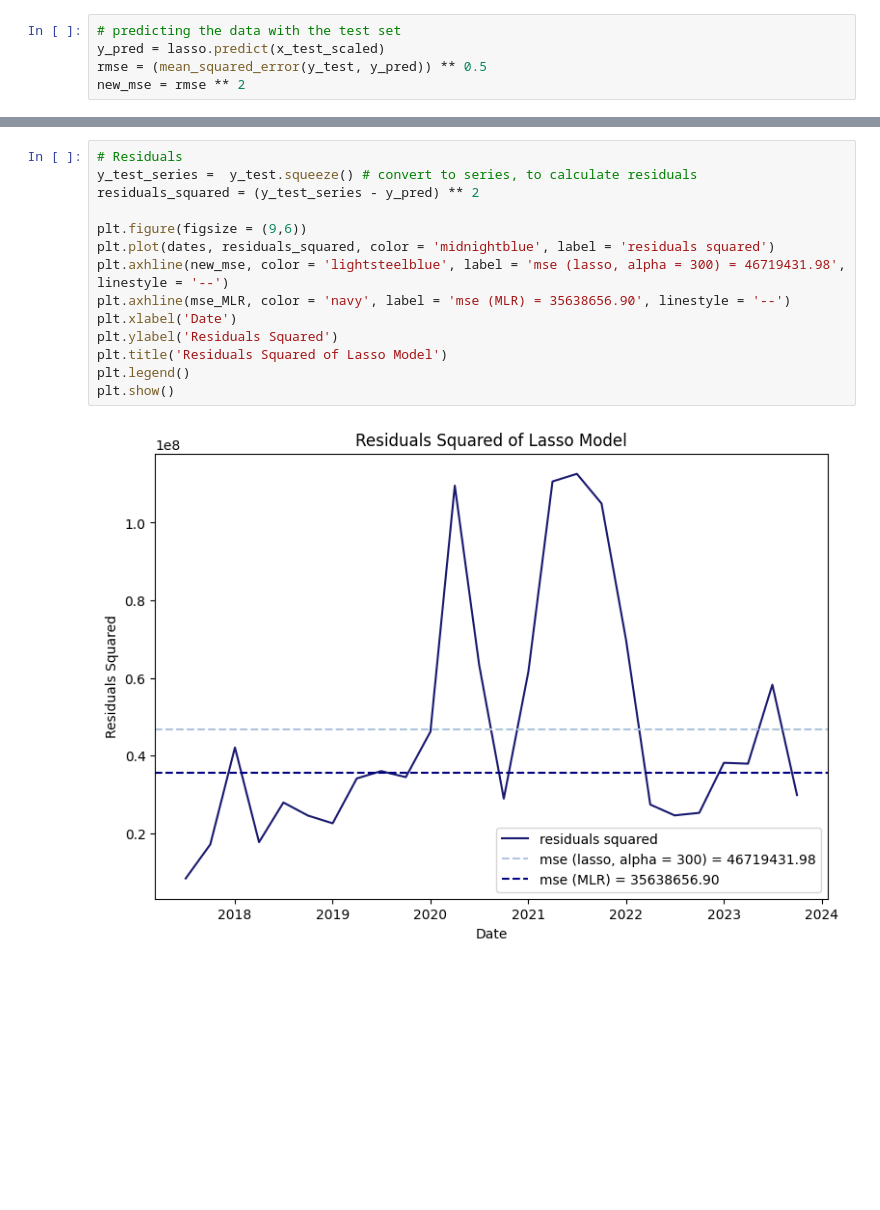
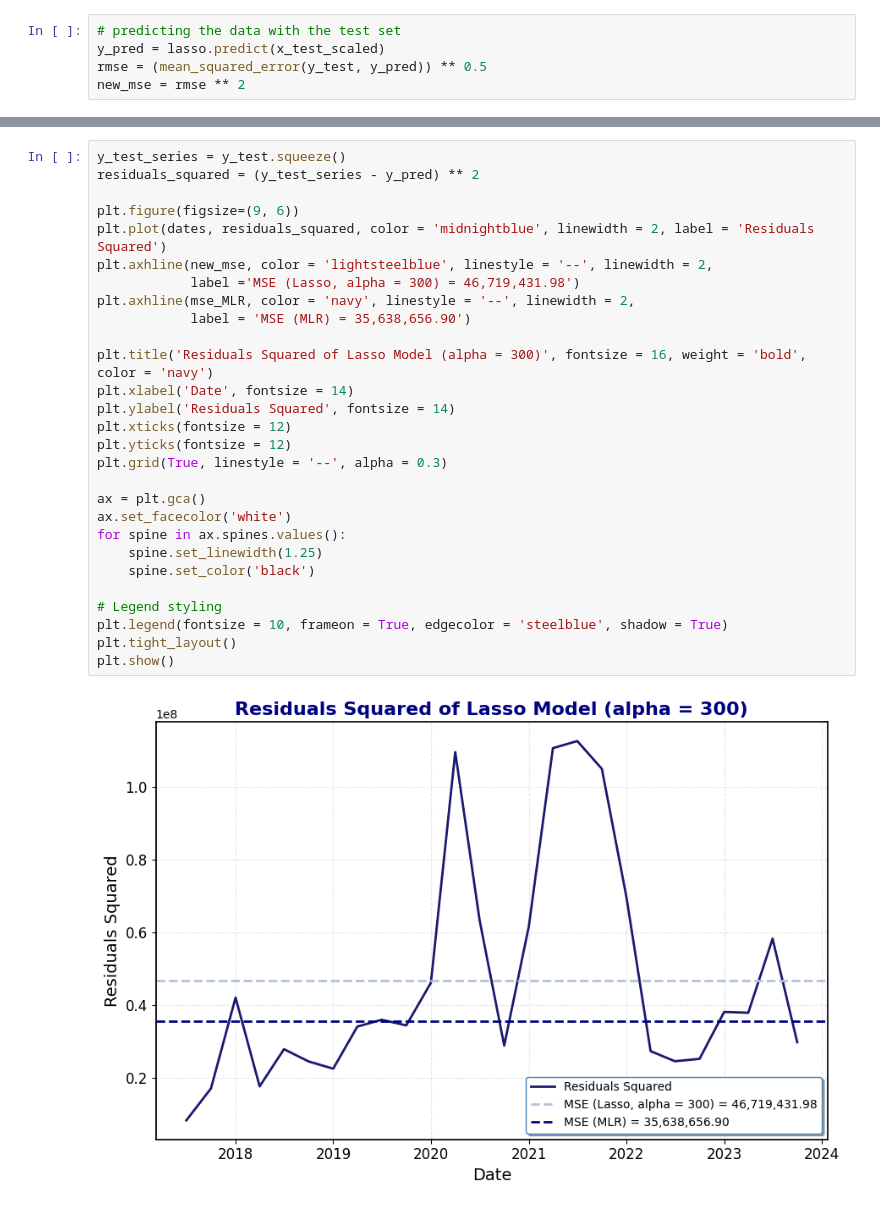
Before and after one commit to allarde2/Macroeconomic-Factors-Stock-Maket-Performance-CMSE-202-final-project-, a Jupyter notebook: lasso/Dow Jones Lasso.ipynb, the cells around one changed output, grey strips where cells are left out. Drawn from its saved outputs; the diff is of its cells as text; blank space fills up the shorter version.

Commit message:
Updated all Lasso documents

```diff
--- a/lasso/Dow Jones Lasso.ipynb
+++ b/lasso/Dow Jones Lasso.ipynb
@@ -294,17 +382,31 @@ However, this run confirms the results seen in the coefficient path plot: **CPI,
 # %%
-# Residuals
-y_test_series =  y_test.squeeze() # convert to series, to calculate residuals
+y_test_series = y_test.squeeze()
 residuals_squared = (y_test_series - y_pred) ** 2
 
-plt.figure(figsize = (9,6))
-plt.plot(dates, residuals_squared, color = 'midnightblue', label = 'residuals squared')
-plt.axhline(new_mse, color = 'lightsteelblue', label = 'mse (lasso, alpha = 300) = 46719431.98', linestyle = '--')
-plt.axhline(mse_MLR, color = 'navy', label = 'mse (MLR) = 35638656.90', linestyle = '--')
-plt.xlabel('Date')
-plt.ylabel('Residuals Squared')
-plt.title('Residuals Squared of Lasso Model')
-plt.legend()
+plt.figure(figsize=(9, 6))
+plt.plot(dates, residuals_squared, color = 'midnightblue', linewidth = 2, label = 'Residuals Squared')
+plt.axhline(new_mse, color = 'lightsteelblue', linestyle = '--', linewidth = 2,
+            label ='MSE (Lasso, alpha = 300) = 46,719,431.98')
+plt.axhline(mse_MLR, color = 'navy', linestyle = '--', linewidth = 2,
+            label = 'MSE (MLR) = 35,638,656.90')
+
+plt.title('Residuals Squared of Lasso Model (alpha = 300)', fontsize = 16, weight = 'bold', color = 'navy')
+plt.xlabel('Date', fontsize = 14)
+plt.ylabel('Residuals Squared', fontsize = 14)
+plt.xticks(fontsize = 12)
+plt.yticks(fontsize = 12)
+plt.grid(True, linestyle = '--', alpha = 0.3)
+
+ax = plt.gca()
+ax.set_facecolor('white')
+for spine in ax.spines.values():
+    spine.set_linewidth(1.25)
+    spine.set_color('black')
+
+# Legend styling
+plt.legend(fontsize = 10, frameon = True, edgecolor = 'steelblue', shadow = True)
+plt.tight_layout()
 plt.show()
 # %% [output]
-[figure, old version]
+[figure, new version]
 # %% [markdown]
```
Also changed, not shown: parts of 25 cells of this notebook, 2 other files.
